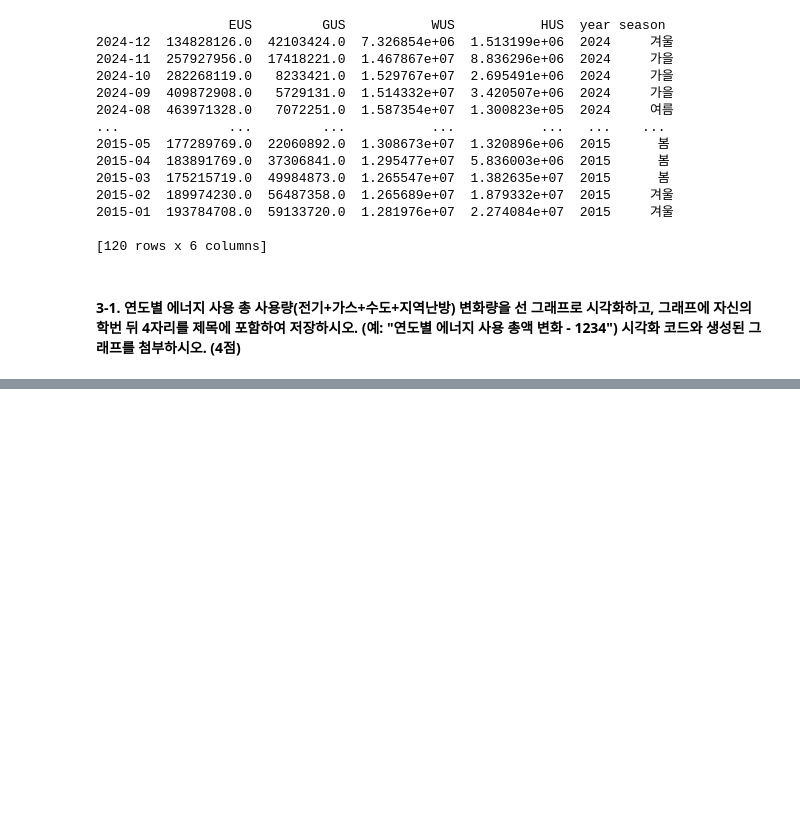
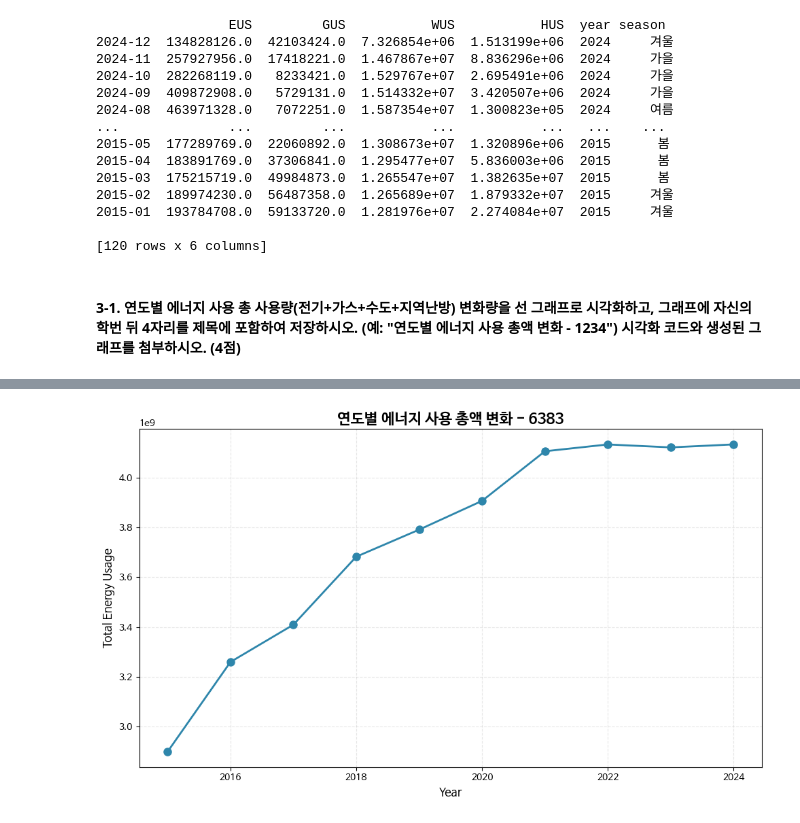
Before and after one commit to NAHYEONKIM-nyo/DataAnalysis, a Jupyter notebook: 오픈소스_기반_데이터_분석_중간과제.ipynb, the cells around one changed output, grey strips where cells are left out. Drawn from its saved outputs; the diff is of its cells as text; code cells hidden in the pictures; blank space fills up the shorter version.

```diff
--- a/오픈소스_기반_데이터_분석_중간과제.ipynb
+++ b/오픈소스_기반_데이터_분석_중간과제.ipynb
@@ -207,3 +207,101 @@ print(df)
 [120 rows x 6 columns]
 # %% [markdown]
 #### **3-1. 연도별 에너지 사용 총 사용량(전기+가스+수도+지역난방) 변화량을 선 그래프로 시각화하고, 그래프에 자신의 학번 뒤 4자리를 제목에 포함하여 저장하시오. (예: "연도별 에너지 사용 총액 변화 - 1234") 시각화 코드와 생성된 그래프를 첨부하시오. (4점)**
+# %%
+## 한국어 폰트 다운로드
+!sudo apt-get install -y fonts-nanum
+!sudo fc-cache -fv
+!rm ~/.cache/matplotlib -rf
+
+
+import requests
+import json
+import pandas as pd
+import matplotlib.pyplot as plt
+import matplotlib.font_manager as fm
+
+## 한국어 폰트 설정
+plt.rc('font', family='NanumBarunGothic')
+
+## 데이터 수집 url 및 api key 설정
+url = 'http://openapi.seoul.go.kr:8088/5a774361516e61683733784e4b6978/json/energyUseDataSummaryInfo/1/1000/'
+api_key = '5a774361516e61683733784e4b6978'
+params = {
+    'Key': api_key,
+    'Type': 'json',
+    'Service': 'energyUseDataSummaryInfo',
+    'START_INDEX': '43',
+    'END_INDEX': '882'
+}
+
+## 데이터 수집
+response = requests.get(url, params=params)
+data = response.json()
+original_data_list = data['energyUseDataSummaryInfo']['row']
+
+## 날짜별 데이터를 담을 딕셔너리
+date_keyed_data = {}
+for item in original_data_list:
+    year_int = int(item['YEAR'])
+    mon_int = int(item['MON'])
+    if item['MM_TYPE'] == '개인' and 2015 <= year_int <= 2024:
+        key = f"{year_int}-{mon_int:02d}"
+        value_dict = {
+            'EUS': float(item['EUS']), 'GUS': float(item['GUS']),
+            'WUS': float(item['WUS']), 'HUS': float(item['HUS'])
+        }
+        date_keyed_data[key] = value_dict
+final_output = {'personal': date_keyed_data}
+
+## json 파일 저장 (읽기 전에 저장 추가)
+file_path = 'personal_energy_data.json'
+with open(file_path, 'w', encoding='utf-8') as f:
+    json.dump(final_output, f, ensure_ascii=False, indent=4)
+
+## json 파일 열기
+with open(file_path, 'r', encoding='utf-8') as f:
+    loaded_data = json.load(f)
+
+## 'personal'데이터를 Pandas DataFrame으로 변환
+df = pd.DataFrame.from_dict(loaded_data['personal'], orient='index')
+
+## 'month' 컬럼 생성
+df['month'] = df.index.str[5:].astype(int)
+
+## 'month'로 계절 분류
+def get_season(month):
+    if month in [3, 4, 5]:
+        return '봄'
+    elif month in [6, 7, 8]:
+        return '여름'
+    elif month in [9, 10, 11]:
+        return '가을'
+    else:  # 12, 1, 2월
+        return '겨울'
+
+## 'year' 컬럼 추가
+df['year'] = df.index.str[:4].astype(int)
+## 'season' 컬럼 추가
+df['season'] = df['month'].apply(get_season)
+## 전처리에 사용된 'month' 컬럼 삭제
+df = df.drop(columns='month')
+
+# 연도별 총 에너지 사용량 라인 플롯
+
+# 총 에너지 사용량 계산 (EUS + GUS + WUS + HUS)
+df['total_energy'] = df['EUS'] + df['GUS'] + df['WUS'] + df['HUS']
+# 연도별 총 에너지 사용량 계산
+yearly_total = df.groupby('year')['total_energy'].sum()
+
+# 라인 플롯 생성
+plt.figure(figsize=(10, 6))
+plt.plot(yearly_total.index, yearly_total.values, marker='o', linewidth=2, markersize=8, color='#2E86AB')
+plt.title('연도별 에너지 사용 총액 변화 - 6383', fontsize=16, fontweight='bold')
+plt.xlabel('Year', fontsize=12)
+plt.ylabel('Total Energy Usage', fontsize=12)
+plt.grid(True, alpha=0.3, linestyle='--')
+plt.tight_layout()
+
+# 플롯 저장
+plt.show()
+# %% [output]
@@ -209,0 +325 @@ print(df)
+[figure, added]
```
Also changed, not shown: parts of 3 cells of this notebook.
